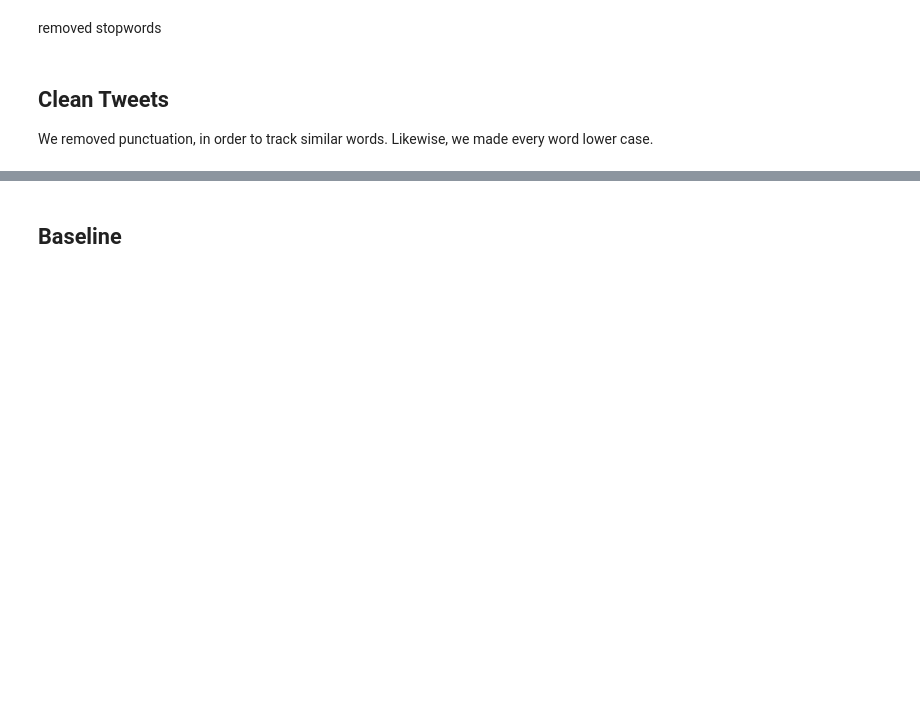
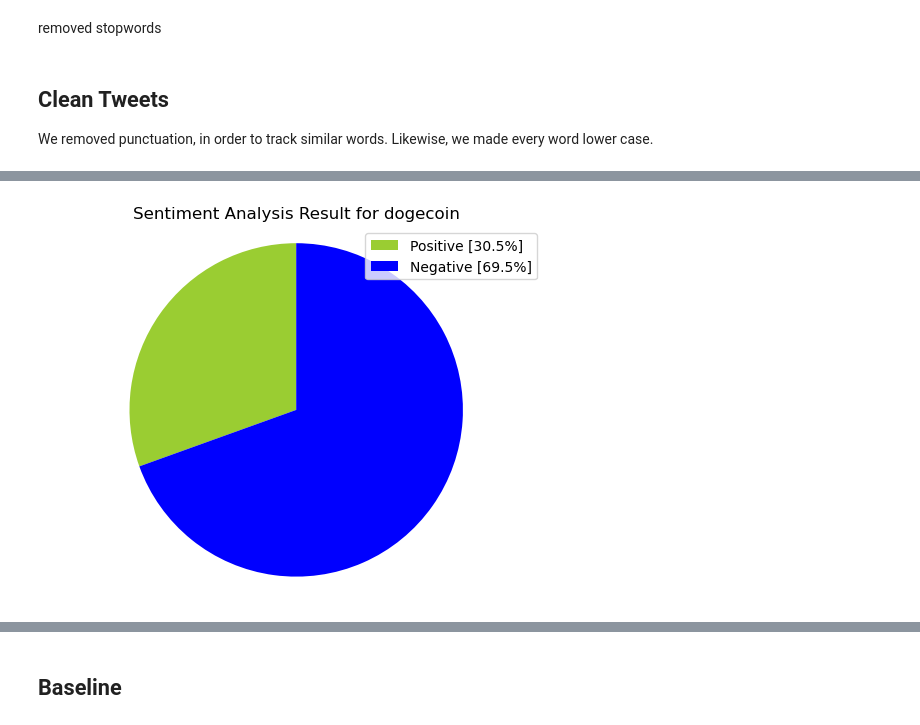
Before and after one commit to ewjohn127/dsc_project4, a Jupyter notebook: final_notebook.ipynb, the cells around one changed output, grey strips where cells are left out. Saved outputs shown, nothing was run; the diff lists cells and outputs as text; code cells hidden in the pictures; blank space fills up the shorter version.

```diff
--- a/final_notebook.ipynb
+++ b/final_notebook.ipynb
@@ -170,5 +156,24 @@ df_probs.head(10)
 | 8 | -0.400000 | 0.400000 | 0.0 |
 | 9 | 0.000000 | 0.000000 | 0.0 |
+# %%
+def percentage(part,whole):
+ return 100 * float(part)/float(whole)
+
+positive = format(percentage(df_probs[df_probs['sentiment'] == 1].shape[0],df_probs.shape[0]),'.1f')
+negative = format(percentage(df_probs[df_probs['sentiment'] == 0].shape[0],df_probs.shape[0]),'.1f')
+
+labels = ['Positive ['+str(positive)+'%]','Negative ['+str(negative)+'%]']
+
+sizes = [positive, negative]
+colors = ['yellowgreen', 'blue']
+patches, texts = plt.pie(sizes,colors=colors, startangle=90)
+plt.style.use('default')
+plt.legend(labels)
+plt.title("Sentiment Analysis Result for dogecoin" )
+plt.axis('equal')
+plt.show()
+# %% [output]
+[figure, added]
 # %%
 df.reset_index(drop=True, inplace=True)
 df_pos = df[['text']].copy(deep=True)
```
Also changed, not shown: parts of 9 cells of this notebook, 3 other files.
